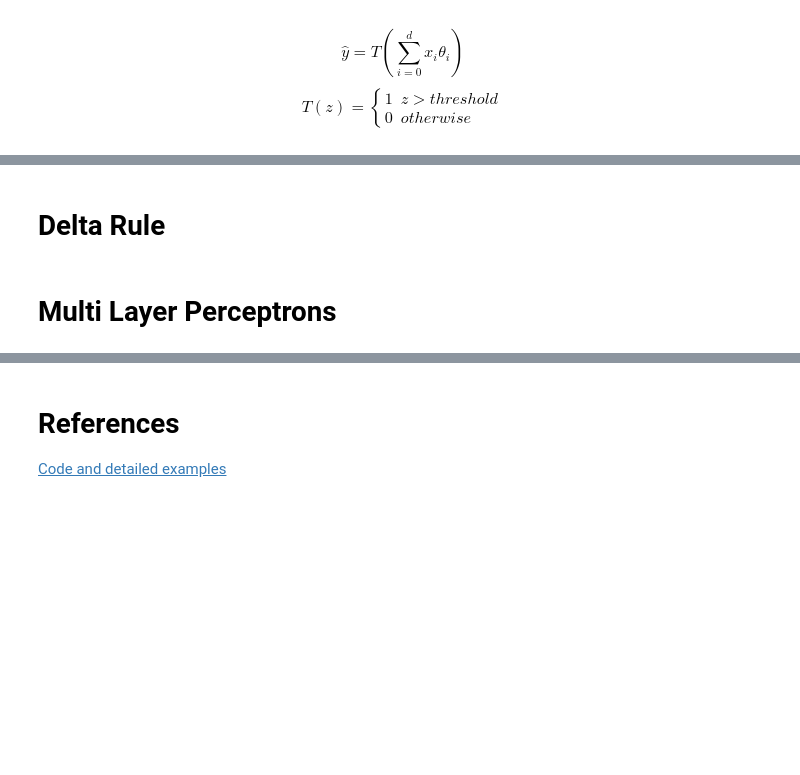
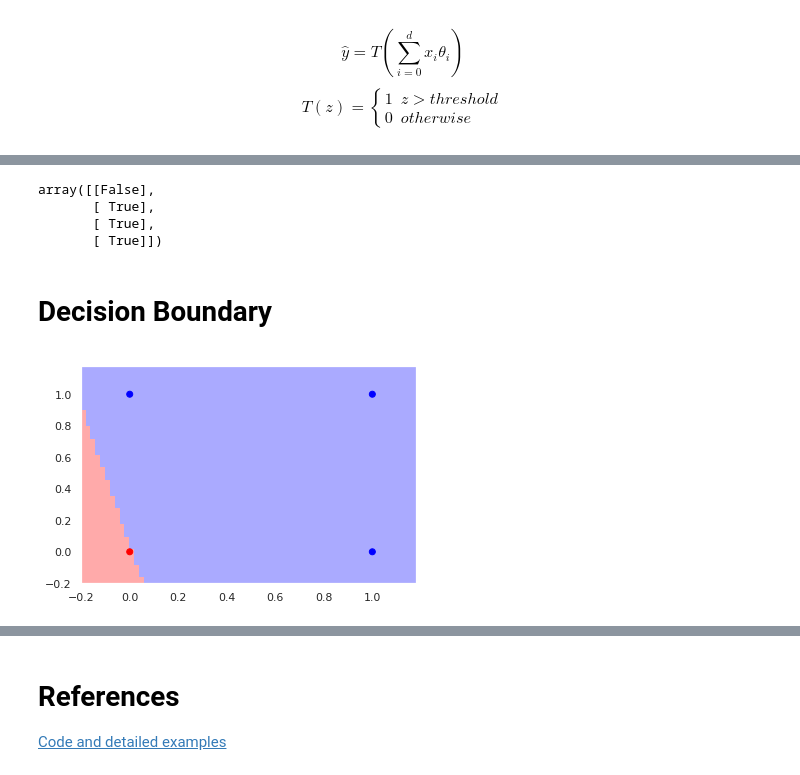
Before and after one commit to jordanott/DeepLearning, a Jupyter notebook: Notebooks/01 Introduction.ipynb, the cells around one changed output, grey strips where cells are left out. Drawn from its saved outputs; the diff is of its cells as text; code cells hidden in the pictures; blank space fills up the shorter version.

```diff
--- a/Notebooks/01 Introduction.ipynb
+++ b/Notebooks/01 Introduction.ipynb
@@ -242,10 +286,22 @@ The code for the above visuals can be found [here](https://github.com/jordanott/
+# %%
+theta = np.random.normal(size=(2,1)) # randomly pick values for theta
+x = df[['x1','x2']].values           # inputs are x1 & x2
+
+np.dot(x, theta) > 0                 # linear combination of x & theta; threshold function
+# %% [output]
+array([[False],
+       [ True],
+       [ True],
+       [ True]])
+# %% [markdown]
+# Decision Boundary
+# %%
+visualization.plot_decision_boundary(df, theta)
+# %% [output]
+[figure, added]
 # %% [markdown]
 # Step Function
 ![](https://qph.fs.quoracdn.net/main-qimg-d223b378c4b7b3edcb4d4f61607f6bca.webp)
 # %% [markdown]
 # Perceptron Graph Model
 ![](http://ataspinar.com/wp-content/uploads/2016/11/perceptron_schematic_overview.png)
-# %% [markdown]
-# Delta Rule
-# %% [markdown]
-# Multi Layer Perceptrons
```
Also changed, not shown: parts of 33 cells of this notebook, 3 other files.
